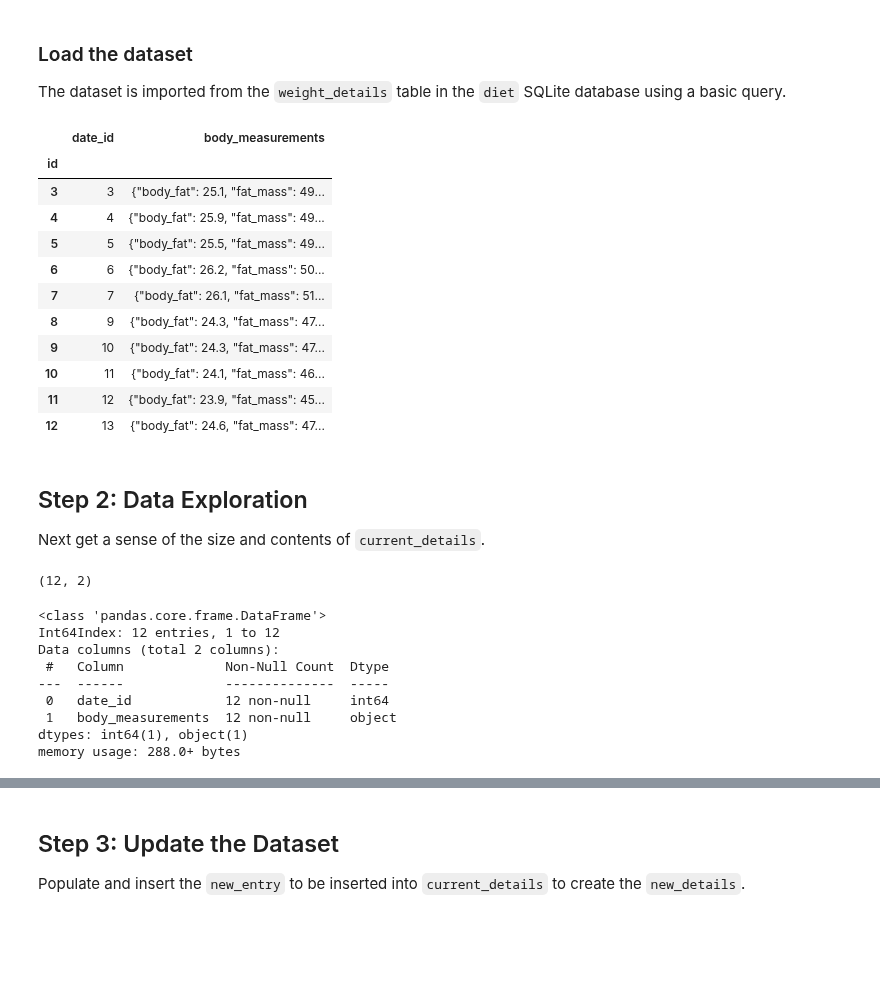
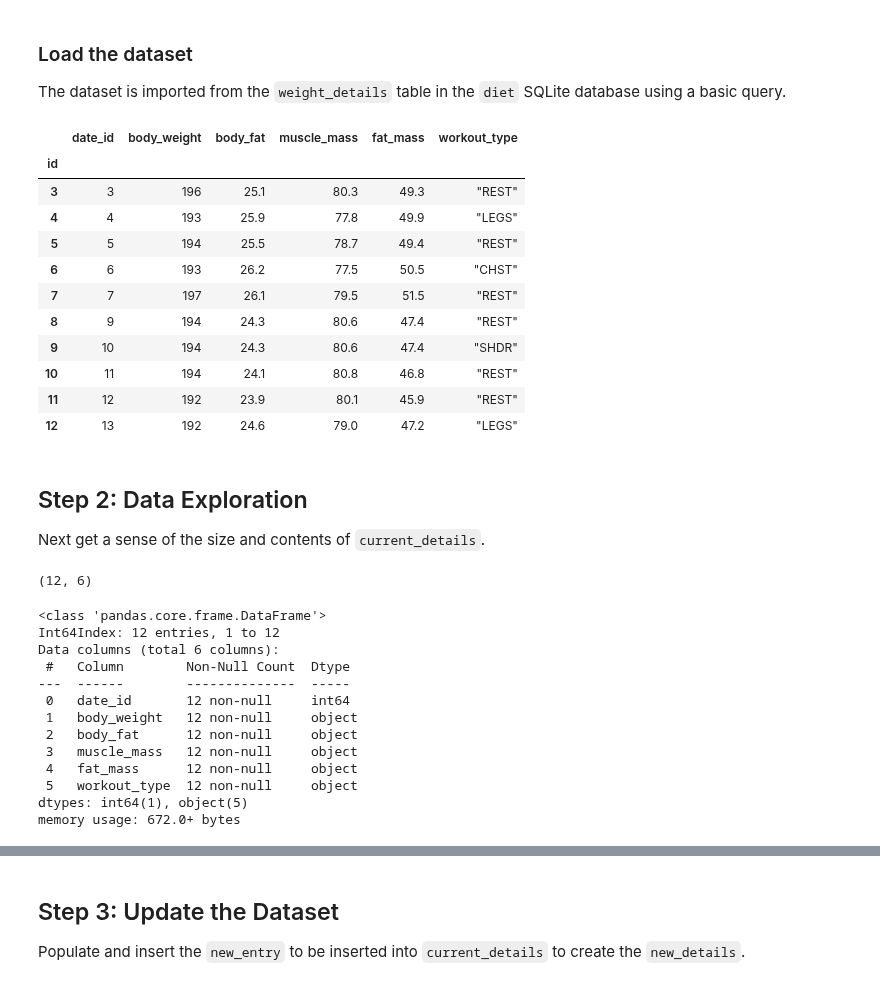
Before and after one commit to Artuk009/NewDIetAndExercise, a Jupyter notebook: Diet_Stuff/body_measurements_v2.ipynb, the cells around one changed output, grey strips where cells are left out. Drawn from its saved outputs; the diff is of its cells as text; code cells hidden in the pictures; blank space fills up the shorter version.

```diff
--- a/Diet_Stuff/body_measurments_v2.ipynb
+++ b/Diet_Stuff/body_measurements_v2.ipynb
@@ -28,44 +28,48 @@ The dataset is imported from the `weight_details` table in the `diet` SQLite dat
 # %%
 # Input MySQL username and password.
 user = input("Enter your MySQL username: ")
 password = input("Enter your MySQL password: ")
 
 # Create the MySQL URL.
 mysql_url = create_engine(f'mysql://{user}:{password}@localhost:3306/diet')
 
 # Import the desired table and set the index.
-current_details = pd.read_sql('SELECT * FROM body_measurements_json', mysql_url, index_col='id')
+current_details = pd.read_sql('''CALL GetBodyMeasurementsByDate()''', mysql_url, index_col='id')
 current_details.tail(10)
 # %% [output]
-|  | date_id | body_measurements |
-| id |  |  |
-| 3 | 3 | {"body_fat": 25.1, "fat_mass": 49... |
-| 4 | 4 | {"body_fat": 25.9, "fat_mass": 49... |
-| 5 | 5 | {"body_fat": 25.5, "fat_mass": 49... |
-| 6 | 6 | {"body_fat": 26.2, "fat_mass": 50... |
-| 7 | 7 | {"body_fat": 26.1, "fat_mass": 51... |
-| 8 | 9 | {"body_fat": 24.3, "fat_mass": 47... |
-| 9 | 10 | {"body_fat": 24.3, "fat_mass": 47... |
-| 10 | 11 | {"body_fat": 24.1, "fat_mass": 46... |
-| 11 | 12 | {"body_fat": 23.9, "fat_mass": 45... |
-| 12 | 13 | {"body_fat": 24.6, "fat_mass": 47... |
+|  | date_id | body_weight | body_fat | muscle_mass | fat_mass | workout_type |
+| id |  |  |  |  |  |  |
+| 3 | 3 | 196 | 25.1 | 80.3 | 49.3 | "REST" |
+| 4 | 4 | 193 | 25.9 | 77.8 | 49.9 | "LEGS" |
+| 5 | 5 | 194 | 25.5 | 78.7 | 49.4 | "REST" |
+| 6 | 6 | 193 | 26.2 | 77.5 | 50.5 | "CHST" |
+| 7 | 7 | 197 | 26.1 | 79.5 | 51.5 | "REST" |
+| 8 | 9 | 194 | 24.3 | 80.6 | 47.4 | "REST" |
+| 9 | 10 | 194 | 24.3 | 80.6 | 47.4 | "SHDR" |
+| 10 | 11 | 194 | 24.1 | 80.8 | 46.8 | "REST" |
+| 11 | 12 | 192 | 23.9 | 80.1 | 45.9 | "REST" |
+| 12 | 13 | 192 | 24.6 | 79.0 | 47.2 | "LEGS" |
 # %% [markdown]
 ## Step 2: Data Exploration
 Next get a sense of the size and contents of `current_details`.
 # %%
 current_details.shape
 # %% [output]
-(12, 2)
+(12, 6)
 # %%
 current_details.info()
 # %% [output]
 <class 'pandas.core.frame.DataFrame'>
 Int64Index: 12 entries, 1 to 12
-Data columns (total 2 columns):
- #   Column             Non-Null Count  Dtype
----  ------             --------------  -----
- 0   date_id            12 non-null     int64
- 1   body_measurements  12 non-null     object
-dtypes: int64(1), object(1)
-memory usage: 288.0+ bytes
+Data columns (total 6 columns):
+ #   Column        Non-Null Count  Dtype
+---  ------        --------------  -----
+ 0   date_id       12 non-null     int64
+ 1   body_weight   12 non-null     object
+ 2   body_fat      12 non-null     object
+ 3   muscle_mass   12 non-null     object
+ 4   fat_mass      12 non-null     object
+ 5   workout_type  12 non-null     object
+dtypes: int64(1), object(5)
+memory usage: 672.0+ bytes
 # %%
```
Also changed, not shown: parts of 1 cell of this notebook.
